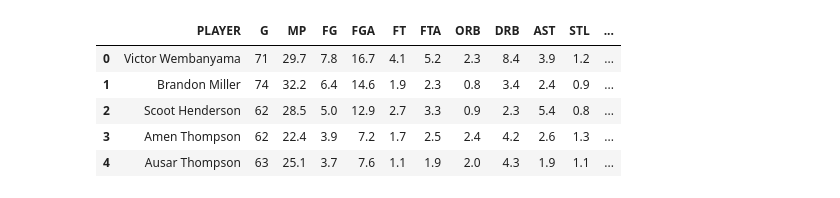
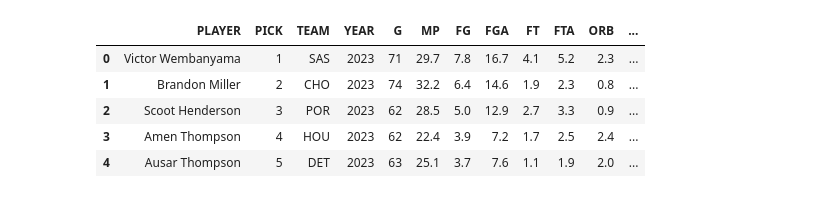
Before and after one commit to Zavello/capstone_DA12_NBA, a Jupyter notebook: notebooks/2023_draft_class.ipynb, the cells around one changed output. Cells and saved outputs as stored; diff of their text form; code cells hidden in the pictures.

```diff
--- a/notebooks/2023_draft_class.ipynb
+++ b/notebooks/2023_draft_class.ipynb
@@ -69,2 +110,8 @@ roster_stats_df = pd.concat(player_stat_list,ignore_index=True)
+# %%
+tor = get_roster_stats('TOR', 2024, data_format='PER_GAME', playoffs=False)
+# %%
+uta = get_roster_stats('UTA', 2024, data_format='PER_GAME', playoffs=False)
+# %%
+was = get_roster_stats('WAS', 2024, data_format='PER_GAME', playoffs=False)
 # %%
-roster_stats_df
+roster_stats_df = pd.concat([atl,bos,brk,cho,chi,cle,dal,den,det,gsw,hou,ind,lac,lal,mem,mia,mil,minn,nop,nyk,okc,orl,phi,pho,por,sac,sas,tor,uta,was], ignore_index=True)
@@ -107,16 +121,16 @@ rookie_merge
 # %%
 # Subset to the columns i wate to do the calculations. More data is added for POWER BI visuals
-per_stats = ['PLAYER', 'G','MP','FG','FGA','FT','FTA','ORB',
+per_stats = ['PLAYER', 'PICK', 'TEAM', 'YEAR', 'G','MP','FG','FGA','FT','FTA','ORB',
              'DRB','AST','STL','BLK','TOV','PF','PTS','ADVANCED_WS',
             'ADVANCED_BPM','ADVANCED_VORP']
 rookie_merge = rookie_merge[per_stats]
 rookie_merge.head()
 # %% [output]
-|  | PLAYER | G | MP | FG | FGA | FT | FTA | ORB | DRB | AST | STL | ... |
-| 0 | Victor Wembanyama | 71 | 29.7 | 7.8 | 16.7 | 4.1 | 5.2 | 2.3 | 8.4 | 3.9 | 1.2 | ... |
-| 1 | Brandon Miller | 74 | 32.2 | 6.4 | 14.6 | 1.9 | 2.3 | 0.8 | 3.4 | 2.4 | 0.9 | ... |
-| 2 | Scoot Henderson | 62 | 28.5 | 5.0 | 12.9 | 2.7 | 3.3 | 0.9 | 2.3 | 5.4 | 0.8 | ... |
-| 3 | Amen Thompson | 62 | 22.4 | 3.9 | 7.2 | 1.7 | 2.5 | 2.4 | 4.2 | 2.6 | 1.3 | ... |
-| 4 | Ausar Thompson | 63 | 25.1 | 3.7 | 7.6 | 1.1 | 1.9 | 2.0 | 4.3 | 1.9 | 1.1 | ... |
+|  | PLAYER | PICK | TEAM | YEAR | G | MP | FG | FGA | FT | FTA | ORB | ... |
+| 0 | Victor Wembanyama | 1 | SAS | 2023 | 71 | 29.7 | 7.8 | 16.7 | 4.1 | 5.2 | 2.3 | ... |
+| 1 | Brandon Miller | 2 | CHO | 2023 | 74 | 32.2 | 6.4 | 14.6 | 1.9 | 2.3 | 0.8 | ... |
+| 2 | Scoot Henderson | 3 | POR | 2023 | 62 | 28.5 | 5.0 | 12.9 | 2.7 | 3.3 | 0.9 | ... |
+| 3 | Amen Thompson | 4 | HOU | 2023 | 62 | 22.4 | 3.9 | 7.2 | 1.7 | 2.5 | 2.4 | ... |
+| 4 | Ausar Thompson | 5 | DET | 2023 | 63 | 25.1 | 3.7 | 7.6 | 1.1 | 1.9 | 2.0 | ... |
 # %%
 # Convert all stats to a float from object
```
Also changed, not shown: parts of 35 cells of this notebook, 20 other files.
